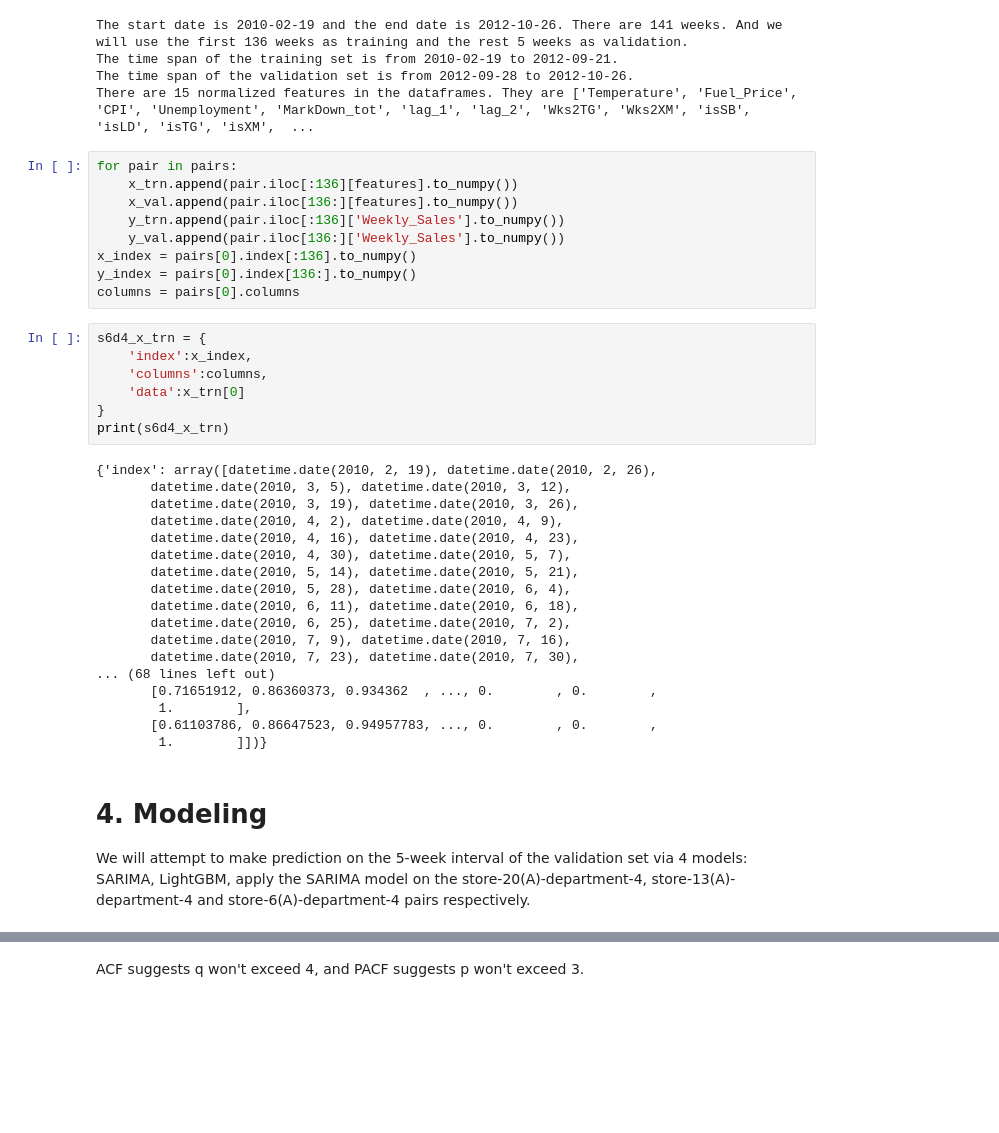
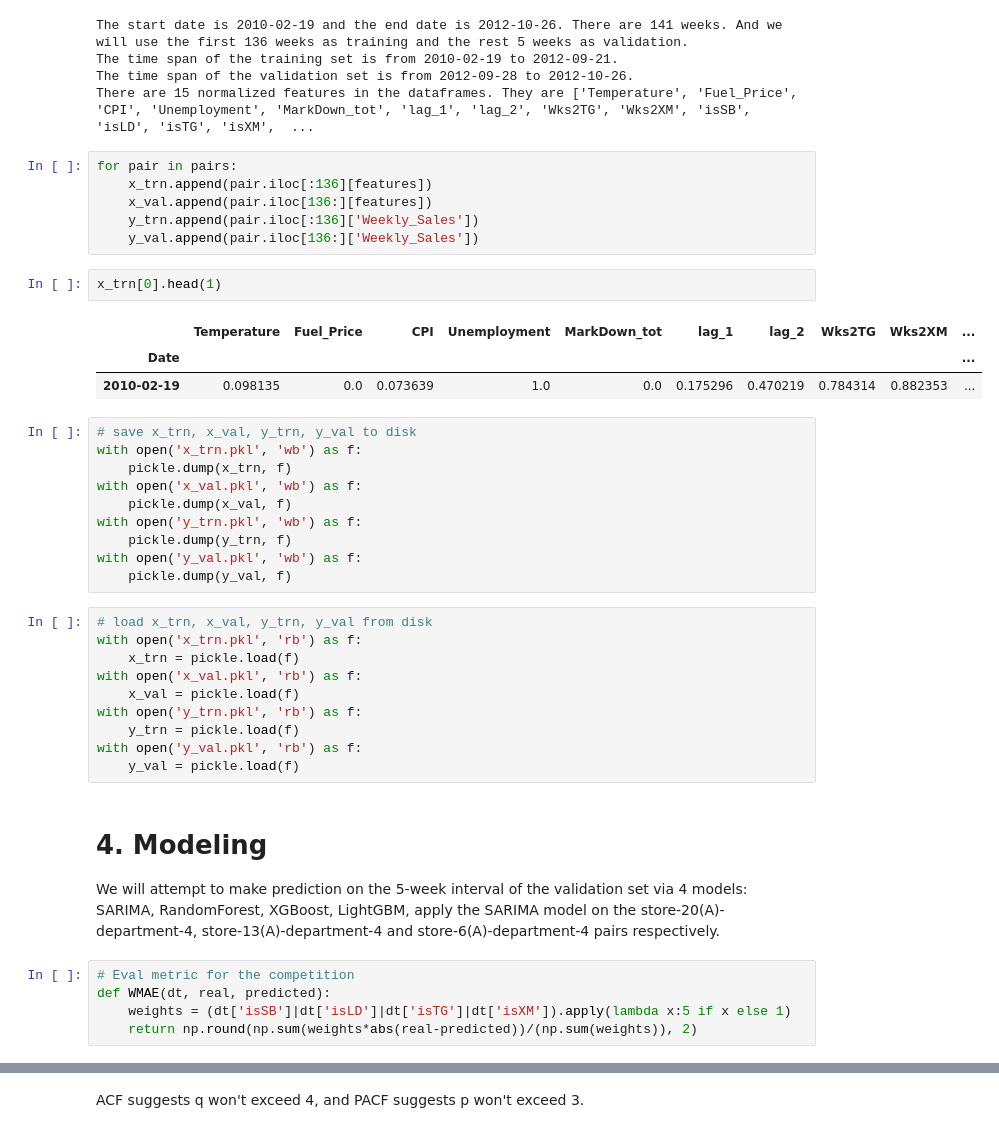
Before and after one commit to Dr-Spicy/WalmartForecast, a Jupyter notebook: Notebook.ipynb, the cells around one changed output, grey strips where cells are left out. Cells and saved outputs as stored; diff of their text form; blank space fills up the shorter version.

```diff
--- a/Notebook.ipynb
+++ b/Notebook.ipynb
@@ -978,40 +979,43 @@ The time span of the validation set is from 2012-09-28 to 2012-10-26.
 There are 15 normalized features in the dataframes. They are ['Temperature', 'Fuel_Price', 'CPI', 'Unemployment', 'MarkDown_tot', 'lag_1', 'lag_2', 'Wks2TG', 'Wks2XM', 'isSB', 'isLD', 'isTG', 'isXM',  ...
 # %%
 for pair in pairs:
-	x_trn.append(pair.iloc[:136][features].to_numpy())
-	x_val.append(pair.iloc[136:][features].to_numpy())
-	y_trn.append(pair.iloc[:136]['Weekly_Sales'].to_numpy())
-	y_val.append(pair.iloc[136:]['Weekly_Sales'].to_numpy())
-x_index = pairs[0].index[:136].to_numpy()
-y_index = pairs[0].index[136:].to_numpy()
-columns = pairs[0].columns
+	x_trn.append(pair.iloc[:136][features])
+	x_val.append(pair.iloc[136:][features])
+	y_trn.append(pair.iloc[:136]['Weekly_Sales'])
+	y_val.append(pair.iloc[136:]['Weekly_Sales'])
 # %%
-s6d4_x_trn = {
-	'index':x_index,
-	'columns':columns,
-	'data':x_trn[0]
-}
-print(s6d4_x_trn)
+x_trn[0].head(1)
 # %% [output]
-{'index': array([datetime.date(2010, 2, 19), datetime.date(2010, 2, 26),
-       datetime.date(2010, 3, 5), datetime.date(2010, 3, 12),
-       datetime.date(2010, 3, 19), datetime.date(2010, 3, 26),
-       datetime.date(2010, 4, 2), datetime.date(2010, 4, 9),
-       datetime.date(2010, 4, 16), datetime.date(2010, 4, 23),
-       datetime.date(2010, 4, 30), datetime.date(2010, 5, 7),
-       datetime.date(2010, 5, 14), datetime.date(2010, 5, 21),
-       datetime.date(2010, 5, 28), datetime.date(2010, 6, 4),
-       datetime.date(2010, 6, 11), datetime.date(2010, 6, 18),
-       datetime.date(2010, 6, 25), datetime.date(2010, 7, 2),
-       datetime.date(2010, 7, 9), datetime.date(2010, 7, 16),
-       datetime.date(2010, 7, 23), datetime.date(2010, 7, 30),
-... (68 lines left out)
-       [0.71651912, 0.86360373, 0.934362  , ..., 0.        , 0.        ,
-        1.        ],
-       [0.61103786, 0.86647523, 0.94957783, ..., 0.        , 0.        ,
-        1.        ]])}
+|  | Temperature | Fuel_Price | CPI | Unemployment | MarkDown_tot | lag_1 | lag_2 | Wks2TG | Wks2XM | ... |
+| Date |  |  |  |  |  |  |  |  |  | ... |
+| 2010-02-19 | 0.098135 | 0.0 | 0.073639 | 1.0 | 0.0 | 0.175296 | 0.470219 | 0.784314 | 0.882353 | ... |
+# %%
+# save x_trn, x_val, y_trn, y_val to disk
+with open('x_trn.pkl', 'wb') as f:
+	pickle.dump(x_trn, f)
+with open('x_val.pkl', 'wb') as f:
+	pickle.dump(x_val, f)
+with open('y_trn.pkl', 'wb') as f:
+	pickle.dump(y_trn, f)
+with open('y_val.pkl', 'wb') as f:
+	pickle.dump(y_val, f)
+# %%
+# load x_trn, x_val, y_trn, y_val from disk
+with open('x_trn.pkl', 'rb') as f:
+	x_trn = pickle.load(f)
+with open('x_val.pkl', 'rb') as f:
+	x_val = pickle.load(f)
+with open('y_trn.pkl', 'rb') as f:
+	y_trn = pickle.load(f)
+with open('y_val.pkl', 'rb') as f:
+	y_val = pickle.load(f)
 # %% [markdown]
 # 4. Modeling
 
-We will attempt to make prediction on the 5-week interval of the validation set via 4 models: SARIMA, LightGBM, apply the SARIMA model on the store-20(A)-department-4, store-13(A)-department-4 and store-6(A)-department-4 pairs respectively.
+We will attempt to make prediction on the 5-week interval of the validation set via 4 models: SARIMA, RandomForest, XGBoost, LightGBM, apply the SARIMA model on the store-20(A)-department-4, store-13(A)-department-4 and store-6(A)-department-4 pairs respectively.
+# %%
+# Eval metric for the competition
+def WMAE(dt, real, predicted):
+    weights = (dt['isSB']|dt['isLD']|dt['isTG']|dt['isXM']).apply(lambda x:5 if x else 1)
+    return np.round(np.sum(weights*abs(real-predicted))/(np.sum(weights)), 2)
 # %% [markdown]
```
Also changed, not shown: parts of 24 cells of this notebook, 4 other files.
